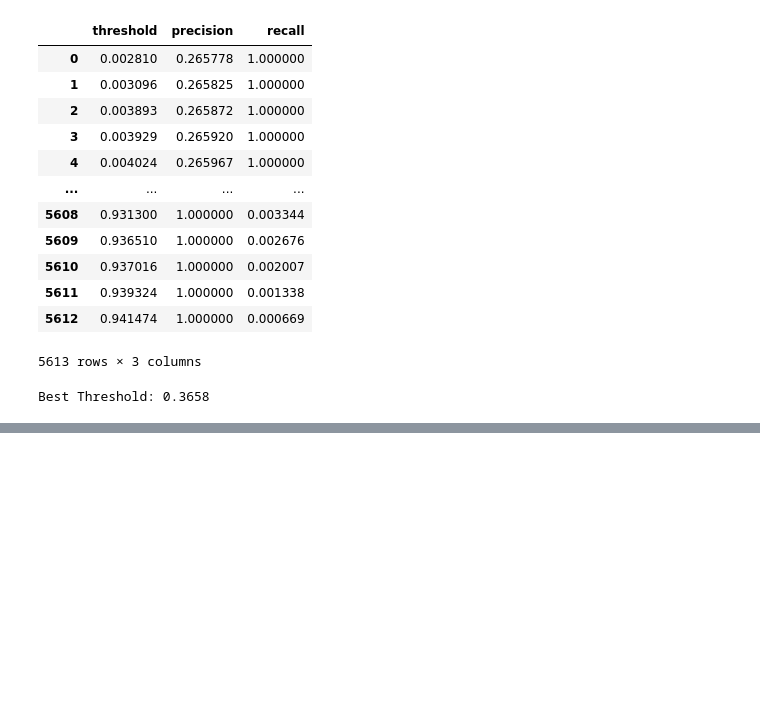
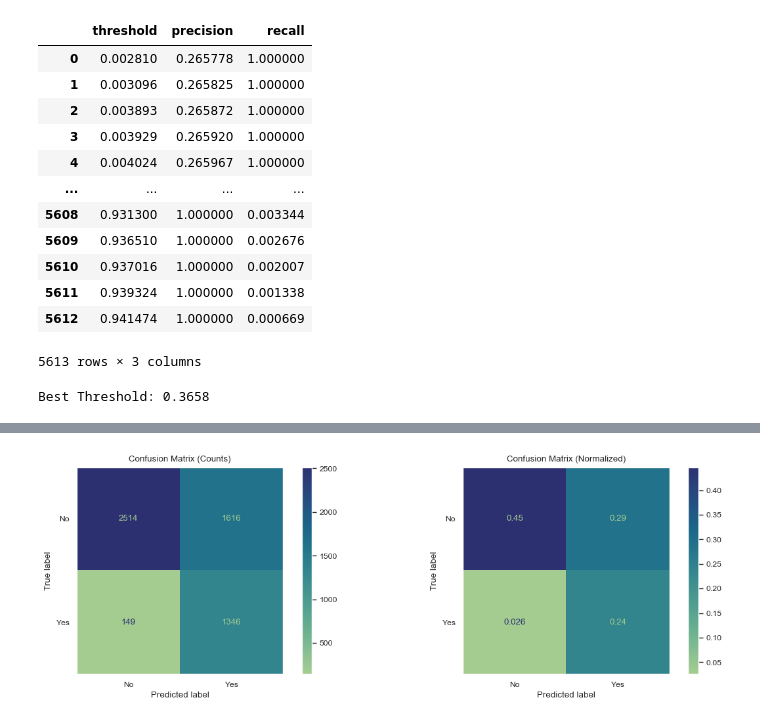
Before and after one commit to themrityunjaypathak/ChurnLabs, a Jupyter notebook: notebooks/02_model.ipynb, the cells around one changed output, grey strips where cells are left out. Cells and saved outputs as stored; diff of their text form; code cells hidden in the pictures; blank space fills up the shorter version.

Commit message:
feat: evaluate model with tuned decision threshold, generate classification report, and plot confusion matrix

```diff
--- a/notebooks/02_model.ipynb
+++ b/notebooks/02_model.ipynb
@@ -576,0 +579,3 @@ Best Threshold: 0.3658
+# %%
+# Best Threshold
+y_pred_best = (y_proba_cv >= best_threshold).astype(int)
@@ -576,0 +594,13 @@ Best Threshold: 0.3658
+# %%
+# Plotting Confusion Matrix
+fig, ax = plt.subplots(nrows=1, ncols=2, figsize=(12,4))
+ConfusionMatrixDisplay.from_predictions(y_train, y_pred_best, display_labels=['No', 'Yes'], cmap='crest', ax=ax[0])
+ConfusionMatrixDisplay.from_predictions(y_train, y_pred_best, display_labels=['No', 'Yes'], cmap='crest', normalize='all', ax=ax[1])
+ax[0].set_title('Confusion Matrix (Counts)')
+ax[1].set_title('Confusion Matrix (Normalized)')
+ax[0].grid(visible=False)
+ax[1].grid(visible=False)
+plt.tight_layout()
+plt.show()
+# %% [output]
+[figure, added]
```
Also changed, not shown: parts of 2 cells of this notebook.
